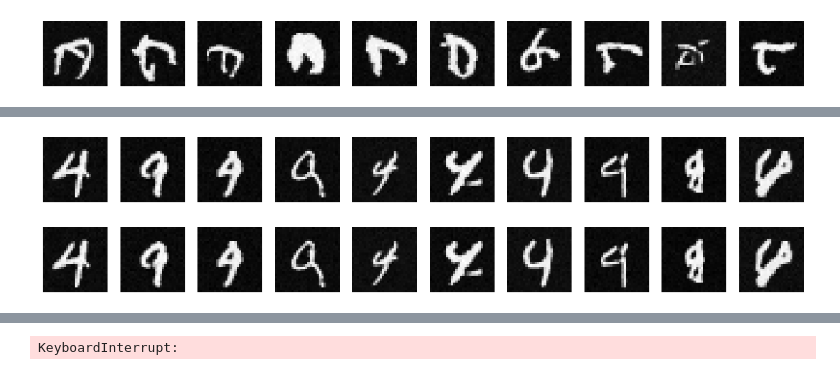
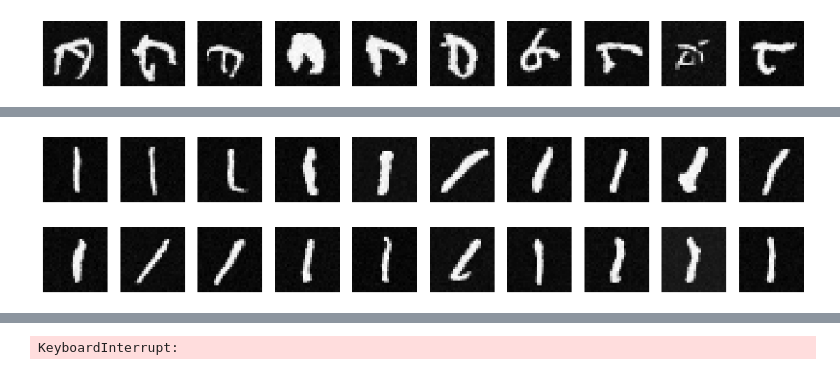
Before and after one commit to l-ada/PAAI_final_project, a Jupyter notebook: ddmd.ipynb, the cells around one changed output, grey strips where cells are left out. Saved outputs shown, nothing was run; the diff lists cells and outputs as text; code cells hidden in the pictures.

Commit message:
6,9,experiment

```diff
--- a/ddmd.ipynb
+++ b/ddmd.ipynb
@@ -623,7 +763,7 @@ for i in range(n_batches):
 torch.manual_seed(9)
 # setseed
 # experiments with reflection(left-right)
-n_batches = 10
+n_batches = 1
 for i in range(n_batches):
     n_images=10
     images = generate_images(n_images,[2]*n_images, [5]*n_images, transformation=reflect_left_right, transf_inverse= reflect_left_right)
@@ -634,0 +775,10 @@ for i in range(n_batches):
+# %%
+torch.manual_seed(9)
+# setseed
+# experiments with reflection(left-right)
+n_batches = 1
+for i in range(n_batches):
+    n_images=10
+    images = generate_images(n_images,[2]*n_images, [5]*n_images, transformation=reflect_up_down, transf_inverse= reflect_up_down)
+    plot_images(images)
+    plot_images(np.flip(images, axis=1))
@@ -634,0 +788,10 @@ for i in range(n_batches):
+# %%
+torch.manual_seed(9)
+# setseed
+# experiments with reflection(left-right)
+n_batches = 2
+for i in range(n_batches):
+    n_images=10
+    images = generate_images(n_images,[1]*n_images, [1]*n_images, transformation=reflect_up_down, transf_inverse= reflect_up_down)
+    plot_images(images)
+    plot_images(np.flip(images, axis=1))
@@ -634,0 +803,10 @@ for i in range(n_batches):
+# %%
+torch.manual_seed(9)
+# setseed
+# experiments with reflection(left-right)
+n_batches = 2
+for i in range(n_batches):
+    n_images=10
+    images = generate_images(n_images,[1]*n_images, [1]*n_images, transformation=reflect_left_right, transf_inverse= reflect_left_right)
+    plot_images(images)
+    plot_images(np.flip(images, axis=2))
@@ -635,14 +818,16 @@ for i in range(n_batches):
 # %%
 torch.manual_seed(9)
 # setseed
 # experiments with rotation
-n_images=10
-images = generate_images(n_images,[9]*n_images, [4]*n_images, transformation=identity,transf_inverse= identity)
-plot_images(images)
-# plot_images(np.flip(images, axis=2))
+n_batches  = 2
+for i in range(n_batches):
+    n_images=10
+    images = generate_images(n_images,[1]*n_images, [1]*n_images, transformation=None,transf_inverse= identity)
+    plot_images(images)
+    # plot_images(np.flip(images, axis=2))
 # %% [output]
-[figure, old version]
+[figure, new version]
-[figure, old version]
+[figure, new version]
 # %%
 # setseed
 # experiments with rotation
```
Also changed, not shown: parts of 16 cells of this notebook.
